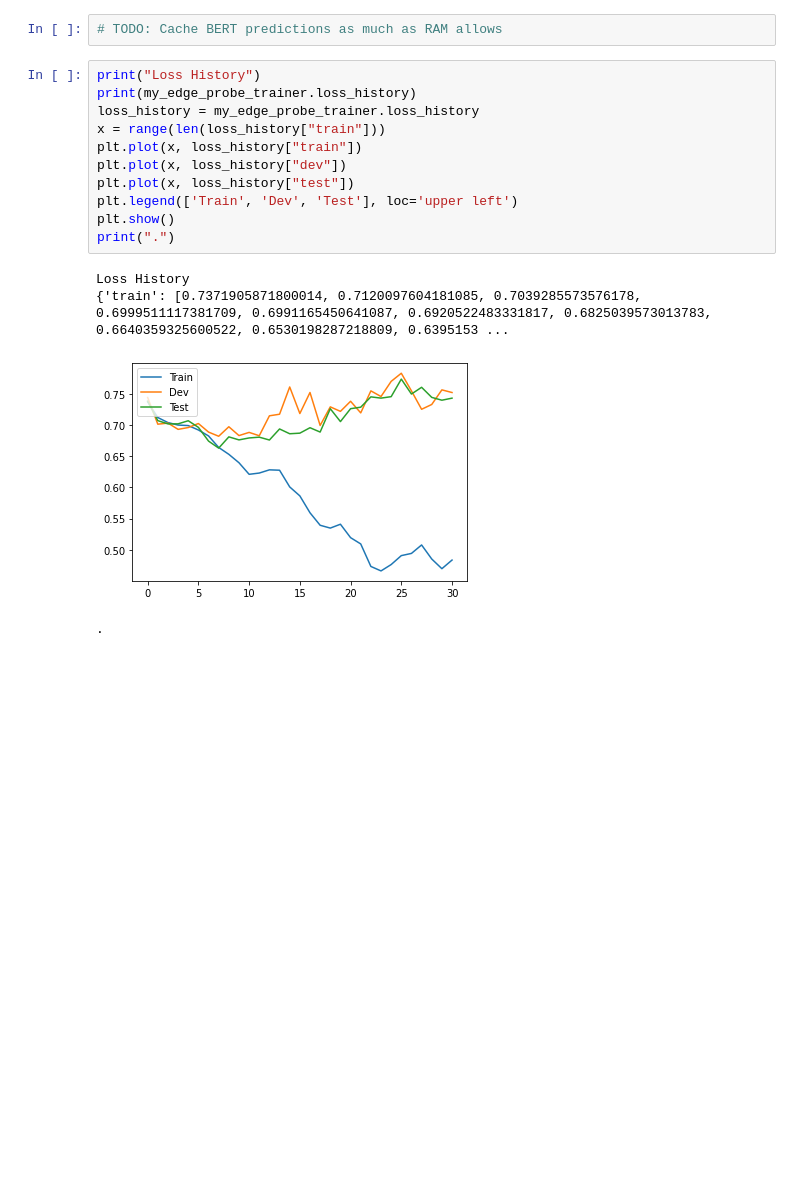
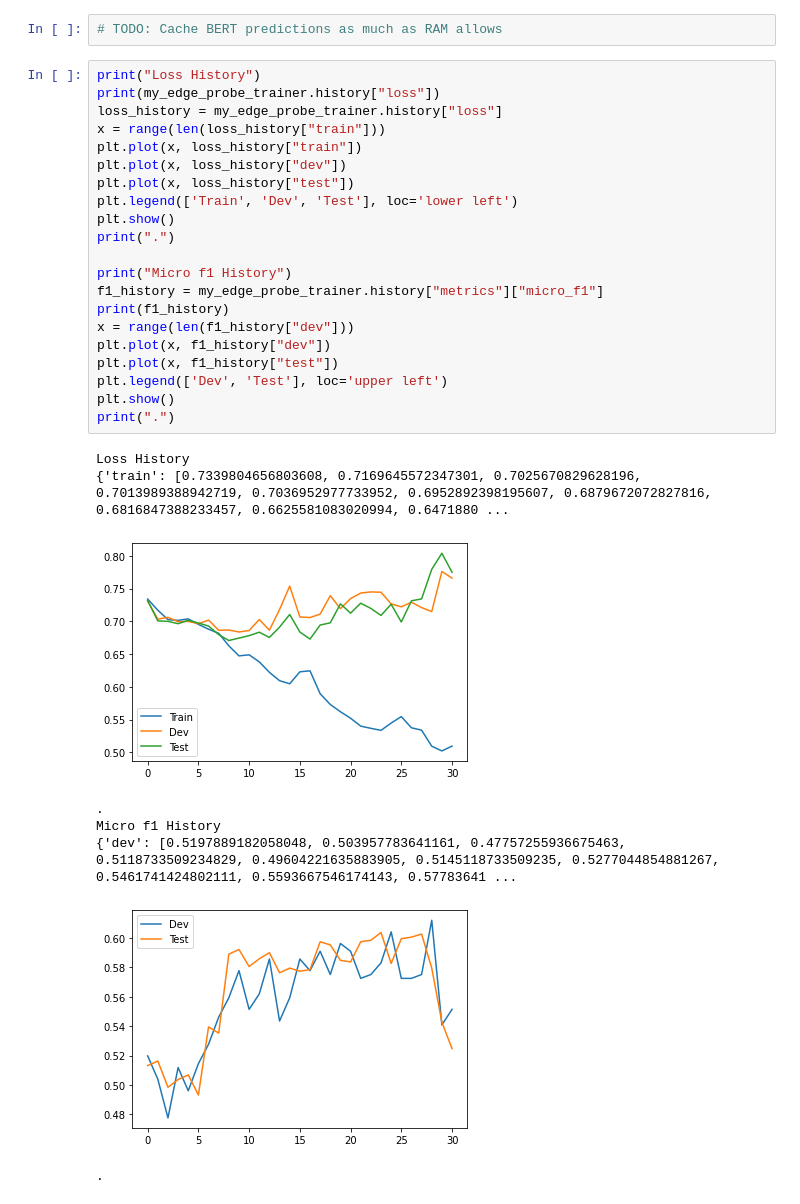
Before and after one commit to mohsenfayyaz/edge-probe, a Jupyter notebook: Edge_Probing_Full.ipynb, the cells around one changed output. Saved outputs shown, nothing was run; the diff lists cells and outputs as text; blank space fills up the shorter version.

Commit message:
Add micro-f1 to Saved History

```diff
--- a/Edge_Probing_Full.ipynb
+++ b/Edge_Probing_Full.ipynb
@@ -771,17 +818,31 @@ torch.save(my_edge_probe_trainer.edge_probe_model.state_dict(), "EPM_xlnet-large
 # TODO: Cache BERT predictions as much as RAM allows
 # %%
 print("Loss History")
-print(my_edge_probe_trainer.loss_history)
-loss_history = my_edge_probe_trainer.loss_history
+print(my_edge_probe_trainer.history["loss"])
+loss_history = my_edge_probe_trainer.history["loss"]
 x = range(len(loss_history["train"]))
 plt.plot(x, loss_history["train"])
 plt.plot(x, loss_history["dev"])
 plt.plot(x, loss_history["test"])
-plt.legend(['Train', 'Dev', 'Test'], loc='upper left')
+plt.legend(['Train', 'Dev', 'Test'], loc='lower left')
 plt.show()
 print(".")
+
+print("Micro f1 History")
+f1_history = my_edge_probe_trainer.history["metrics"]["micro_f1"]
+print(f1_history)
+x = range(len(f1_history["dev"]))
+plt.plot(x, f1_history["dev"])
+plt.plot(x, f1_history["test"])
+plt.legend(['Dev', 'Test'], loc='upper left')
+plt.show()
+print(".")
 # %% [output]
 Loss History
-{'train': [0.7371905871800014, 0.7120097604181085, 0.7039285573576178, 0.6999511117381709, 0.6991165450641087, 0.6920522483331817, 0.6825039573013783, 0.6640359325600522, 0.6530198287218809, 0.6395153 ...
+{'train': [0.7339804656803608, 0.7169645572347301, 0.7025670829628196, 0.7013989388942719, 0.7036952977733952, 0.6952892398195607, 0.6879672072827816, 0.6816847388233457, 0.6625581083020994, 0.6471880 ...
-[figure, old version]
+[figure, new version]
 .
+Micro f1 History
+{'dev': [0.5197889182058048, 0.503957783641161, 0.47757255936675463, 0.5118733509234829, 0.49604221635883905, 0.5145118733509235, 0.5277044854881267, 0.5461741424802111, 0.5593667546174143, 0.57783641 ...
+[figure, added]
+.
```
Also changed, not shown: parts of 5 cells of this notebook.
